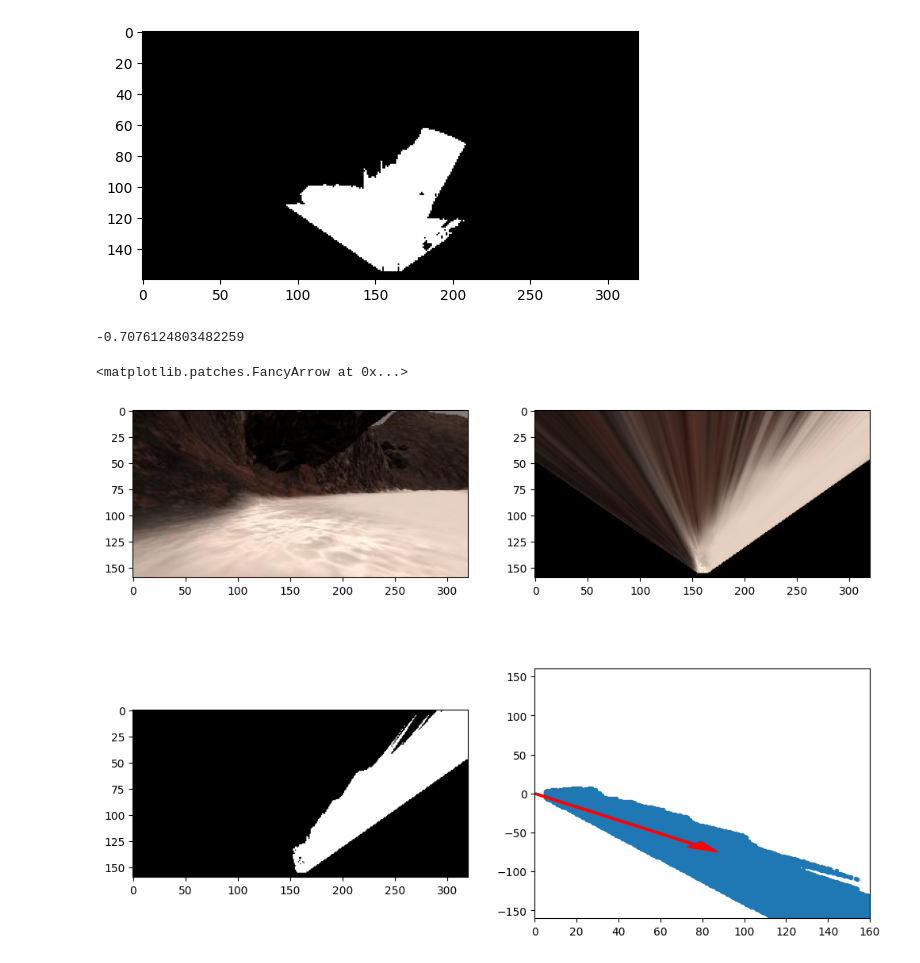
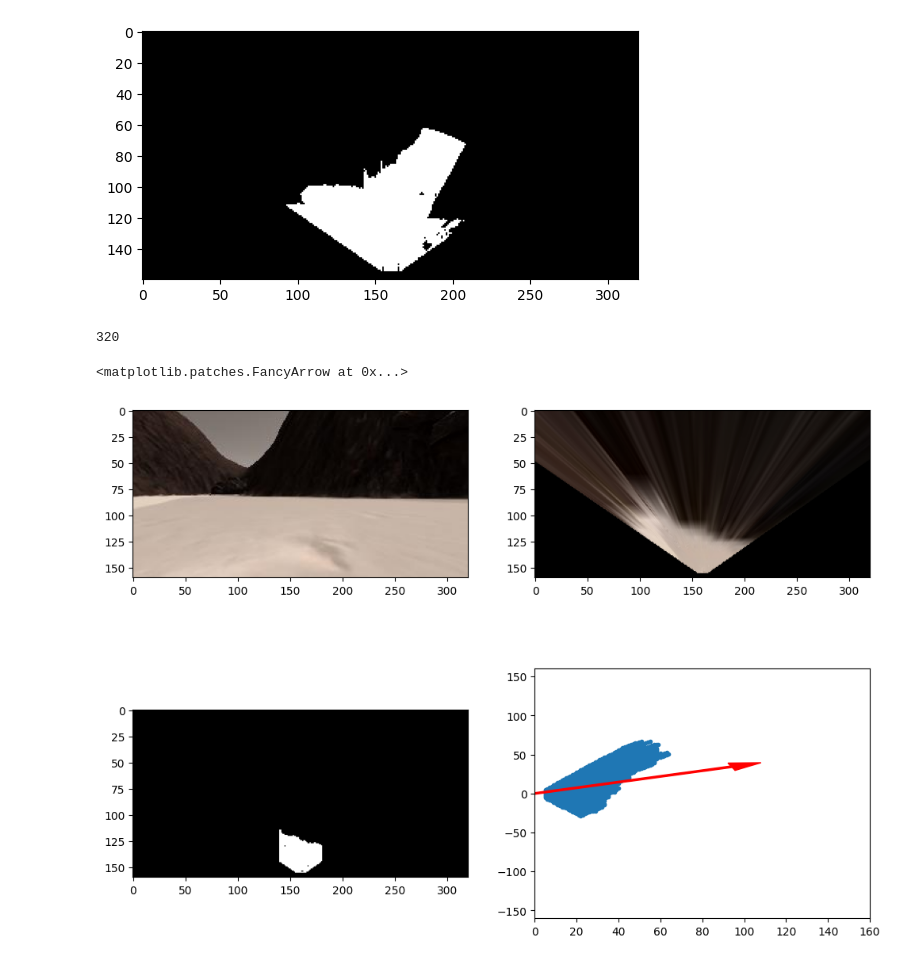
Before and after one commit to mourra950/Rover_Sim, a Jupyter notebook: code/Lab 3 - Vision Project Walkthrough.ipynb, the cells around one changed output. Cells and saved outputs as stored; diff of their text form; code cells hidden in the pictures.

```diff
--- a/code/Lab 3 - Vision Project Walkthrough.ipynb
+++ b/code/Lab 3 - Vision Project Walkthrough.ipynb
@@ -184,43 +184,46 @@ def pix_to_world(xpix, ypix, xpos, ypos, yaw, world_size, scale):
     return x_pix_world, y_pix_world
 
 blank = np.zeros_like(warped)
-circle = cv2.circle(blank.copy(),(warped.shape[1]//2,(warped.shape[1]//2 +75)),120,(255,255,255),-1)
+rect = cv2.rectangle(blank.copy(),(140,90),(180,170),(255,255,255),-1)
 
-circle = color_thresh(circle,(254,254,254))
+rect = color_thresh(rect,(254,254,254))
+
+
 # Grab another random image
 idx = np.random.randint(0, len(img_list)-1)
 image = mpimg.imread(img_list[idx])
 warped = perspect_transform(image, source, destination)
 threshed = color_thresh(warped,Terrain_threshold)
+terrain_forward = cv2.bitwise_and(rect,threshed)
 
 #threshed = cv2.bitwise_and(circle,threshed)
 
 # Calculate pixel values in rover-centric coords and distance/angle to all pixels
 xpix, ypix = rover_coords(threshed)
 dist, angles = to_polar_coords(xpix, ypix)
 
 mean_dir = np.mean(angles)
-print(mean_dir)
+print(image.shape[1])
 # Do some plotting
 fig = plt.figure(figsize=(12,9))
 plt.subplot(221)
 plt.imshow(image)
 plt.subplot(222)
 plt.imshow(warped)
 plt.subplot(223)
-plt.imshow(threshed, cmap='gray')
+plt.imshow(terrain_forward, cmap='gray')
 plt.subplot(224)
 plt.plot(xpix, ypix, '.')
 plt.ylim(-160, 160)
 plt.xlim(0, 160)
 arrow_length = 100
 x_arrow = arrow_length * np.cos(mean_dir)
 y_arrow = arrow_length * np.sin(mean_dir)
 plt.arrow(0, 0, x_arrow, y_arrow, color='red', zorder=2, head_width=10, width=2)
 # %% [output]
--0.7076124803482259
+320
 <matplotlib.patches.FancyArrow at 0x...>
-[figure, old version]
+[figure, new version]
 # %%
 white = cv2.bitwise_not(np.zeros_like(image)) #white image
 warped_white = perspect_transform(white, source, destination)# warping =filter beta3na
```
Also changed, not shown: parts of 3 cells of this notebook, 7 other files.
